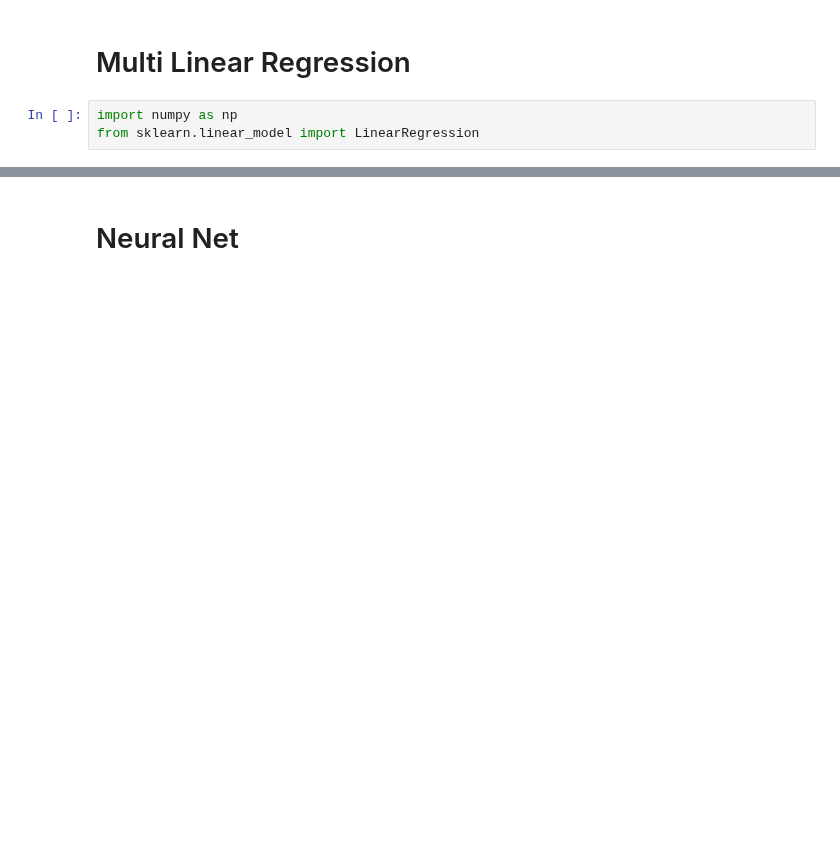
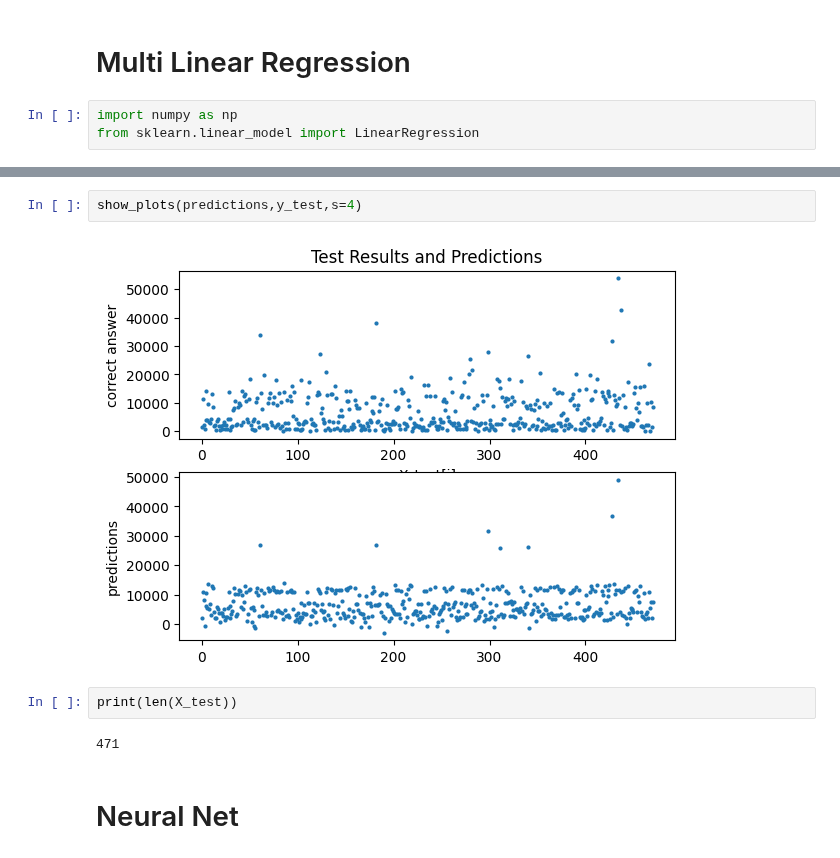
Before and after one commit to devinshende/learning-ml, a Jupyter notebook: prediction.ipynb, the cells around one changed output, grey strips where cells are left out. Cells and saved outputs as stored; diff of their text form; blank space fills up the shorter version.

```diff
--- a/prediction.ipynb
+++ b/prediction.ipynb
@@ -148,2 +183,10 @@ Mean Absolute Error:   2371
+# %%
+show_plots(predictions,y_test,s=4)
+# %% [output]
+[figure, added]
+# %%
+print(len(X_test))
+# %% [output]
+471
 # %% [markdown]
 # Neural Net
```
Also changed, not shown: parts of 36 cells of this notebook, 1 other file.
